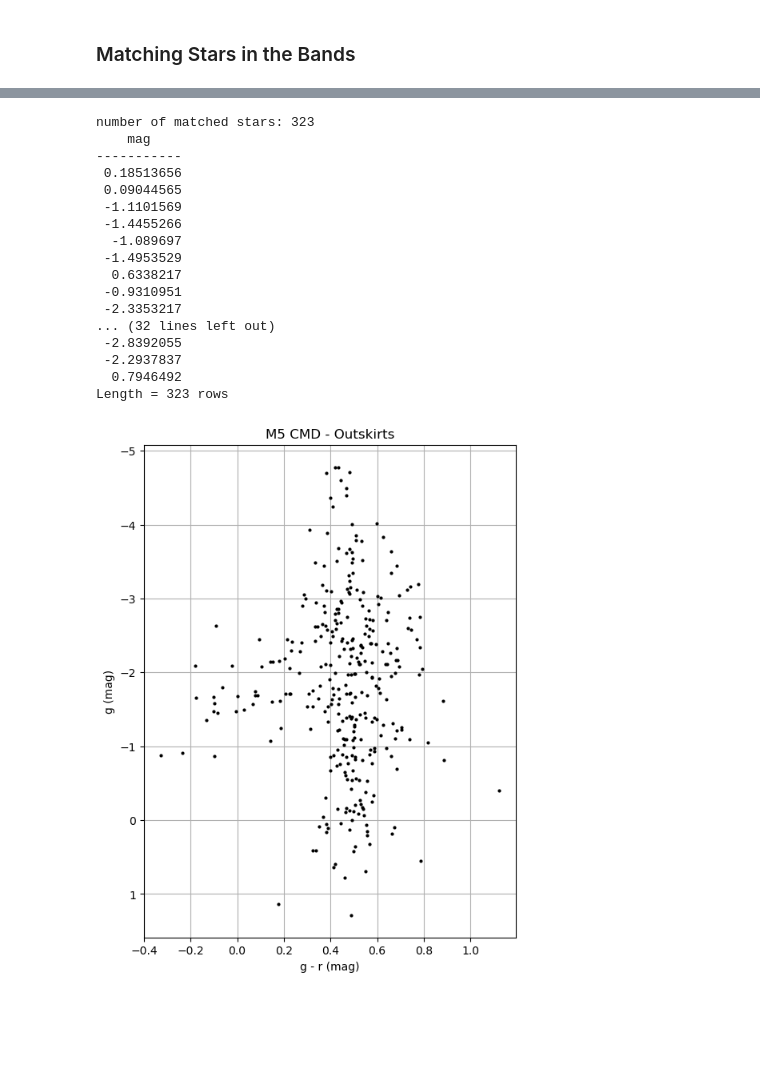
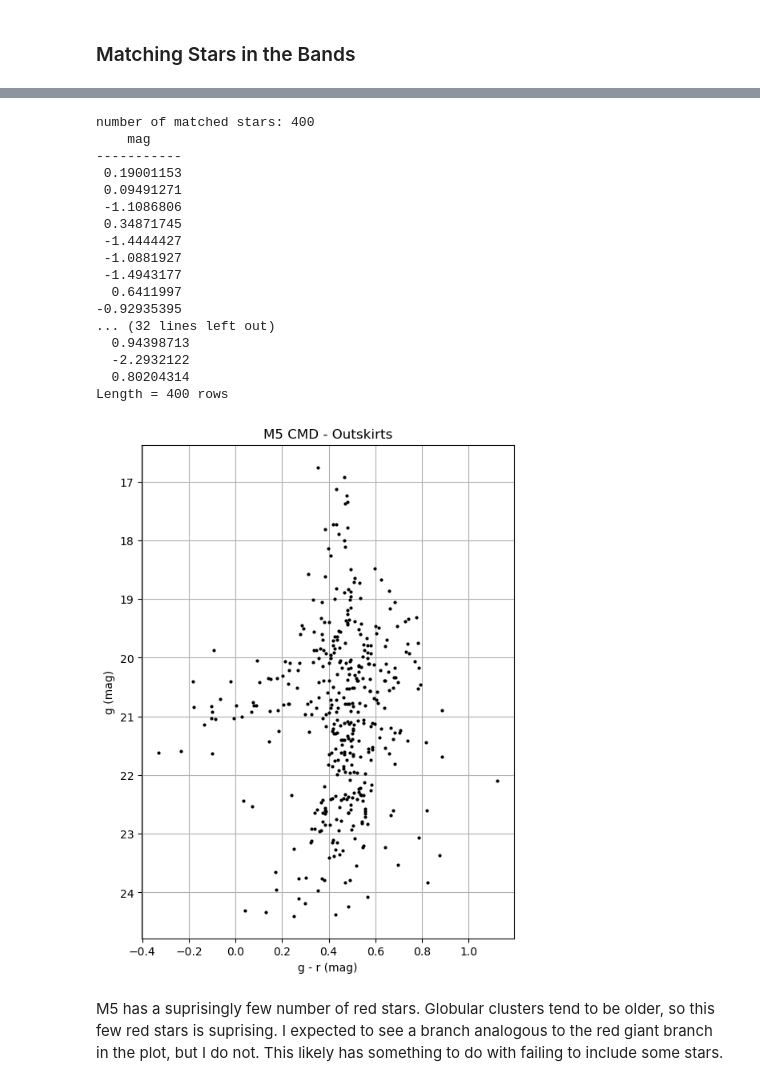
Before and after one commit to alexhlanter/ASTR596-Capstone-Project, a Jupyter notebook: capstone_part4_globularcluster.ipynb, the cells around one changed output, grey strips where cells are left out. Saved outputs shown, nothing was run; the diff lists cells and outputs as text; code cells hidden in the pictures; blank space fills up the shorter version.

```diff
--- a/capstone_part4_globularcluster.ipynb
+++ b/capstone_part4_globularcluster.ipynb
@@ -284,7 +331,7 @@ WARNING: Input data contains invalid values (NaNs or infs), which were automatic
 # %%
 # set up daofind, with info about our image fwhm and the detection threshold
 #*****************************************
-daofind = DAOStarFinder(fwhm=M5_fwhm_g, threshold=10.0*M5_stdev_g) #was 4, switched to 10.0 to optimize detection from graph of next code cell.
+daofind = DAOStarFinder(fwhm=M5_fwhm_g, threshold=6.0*M5_stdev_g) #was 4, switched to 10.0 to optimize detection from graph of next code cell.
 
 # detect sources, using the image - median, which subtracts the sky level from the image,
 # assuming a sky that is constant across the image
@@ -346,7 +393,7 @@ Text(0.5, 1.0, 'g-band')
 # %%
 # set up daofind, with info about our image fwhm and the detection threshold
 #*****************************************
-daofind = DAOStarFinder(fwhm=M5_fwhm_r, threshold=10.0*M5_stdev_r) #was 4, switched to 10.0 to optimize detection from graph of next code cell.
+daofind = DAOStarFinder(fwhm=M5_fwhm_r, threshold=6.0*M5_stdev_r) #was 4, switched to 10.0 to optimize detection from graph of next code cell.
 
 # detect sources, using the image - median, which subtracts the sky level from the image,
 # assuming a sky that is constant across the image
@@ -484,33 +531,40 @@ dec_match = M5_dec_g[matchflag]
 print('number of matched stars:', matchflag.sum())
 print(gmag, rmag)
 # %% [output]
-number of matched stars: 323
+number of matched stars: 400
     mag
 -----------
- 0.18513656
- 0.09044565
- -1.1101569
- -1.4455266
-  -1.089697
- -1.4953529
-  0.6338217
- -0.9310951
- -2.3353217
+ 0.19001153
+ 0.09491271
+ -1.1086806
+ 0.34871745
+ -1.4444427
+ -1.0881927
+ -1.4943177
+  0.6411997
+-0.92935395
 ... (32 lines left out)
- -2.8392055
- -2.2937837
-  0.7946492
-Length = 323 rows
+  0.94398713
+  -2.2932122
+  0.80204314
+Length = 400 rows
+# %%
+# Calibration
+# 22.5
+gmag_cal = gmag + 22.5
+rmag_cal = rmag + 22.5
 # %%
 # CMD: g flux vs g - r color (lab used B-V)
 plt.figure(figsize=(6,8))
-plt.plot(gmag - rmag, gmag, 'k.', markersize=4)
+plt.plot(gmag_cal - rmag_cal, gmag_cal, 'k.', markersize=4)
 plt.xlabel('g - r (mag)')
 plt.ylabel('g (mag)')
 plt.title('M5 CMD - Outskirts')
 
 plt.gca().invert_yaxis()   # brighter stars (smaller magnitudes) at the top
 plt.grid(True)
 plt.savefig('M5_CMD_all.png')
 # %% [output]
-[figure, old version]
+[figure, new version]
+# %% [markdown]
+M5 has a suprisingly few number of red stars. Globular clusters tend to be older, so this few red stars is suprising. I expected to see a branch analogous to the red giant branch in the plot, but I do not. This likely has something to do with failing to include some stars.
```
Also changed, not shown: parts of 21 cells of this notebook.
